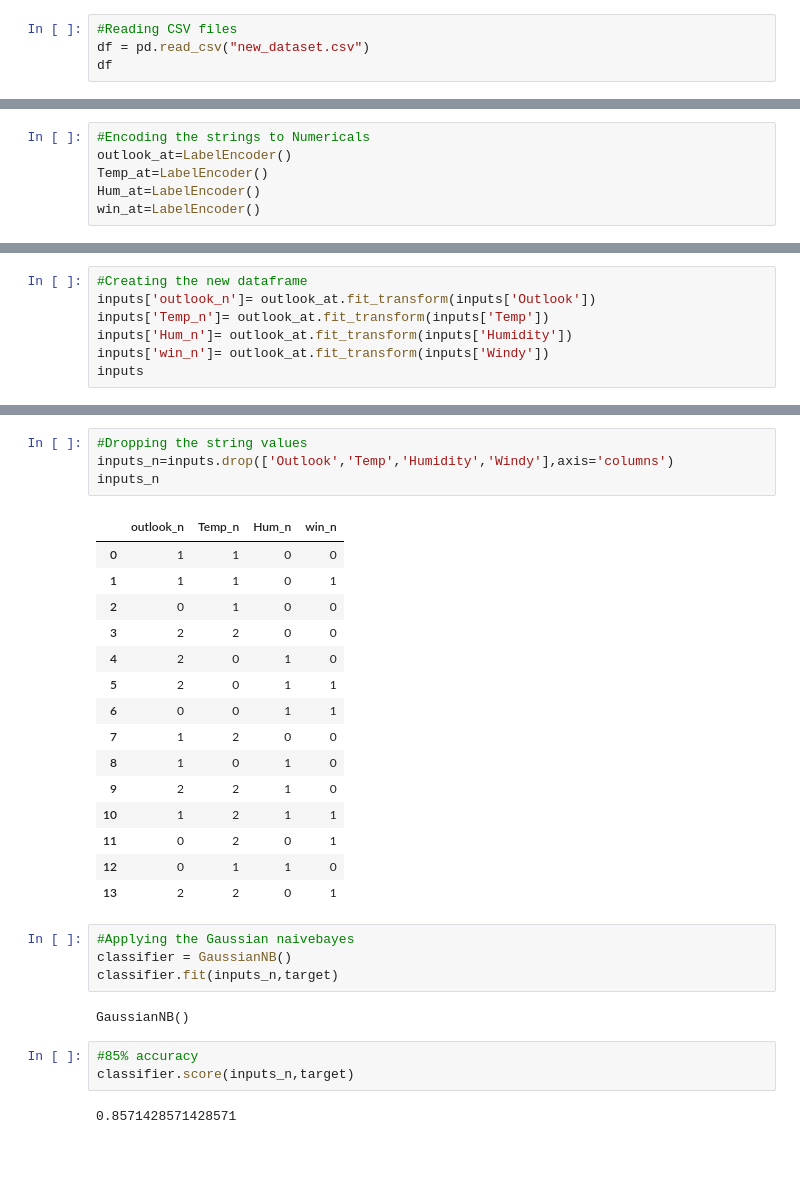
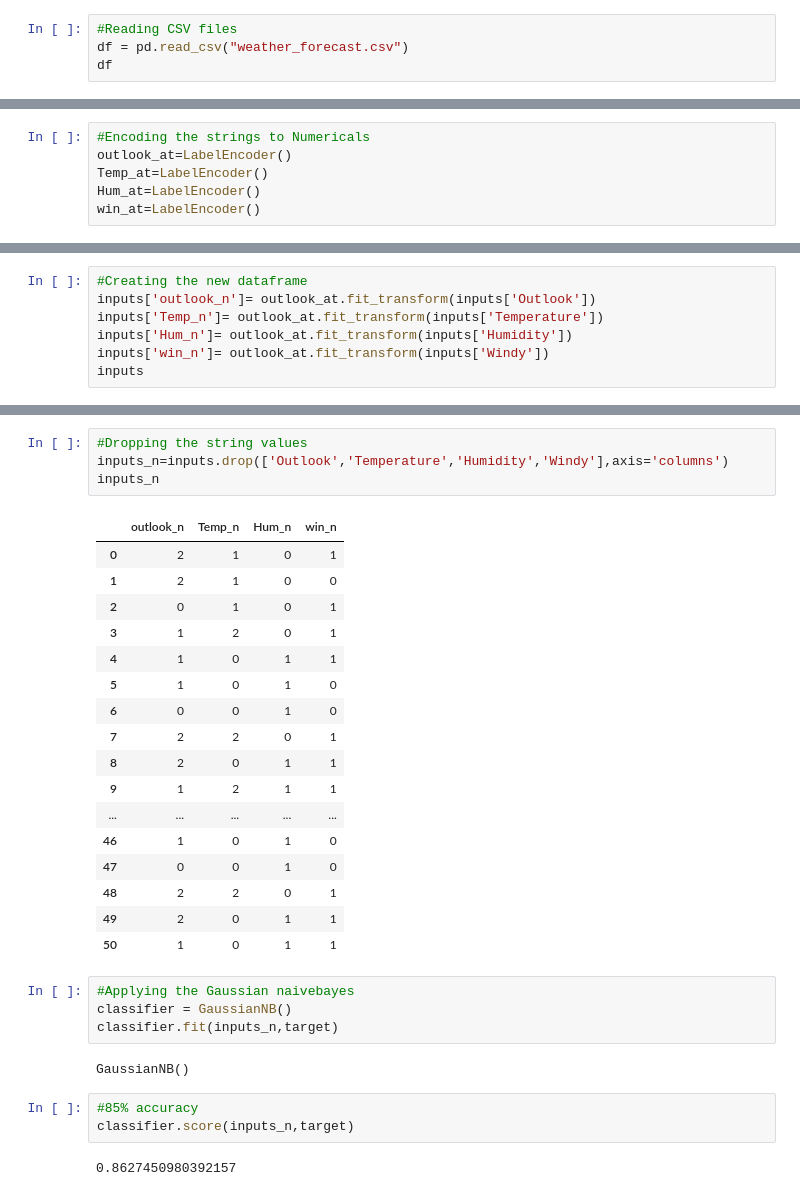
Before and after one commit to Debjit0/weather-ml, a Jupyter notebook: Weather prediction (NaiveBayes algorithm ) (1).ipynb, the cells around one changed output, grey strips where cells are left out. Drawn from its saved outputs; the diff is of its cells as text; blank space fills up the shorter version.

```diff
--- a/Weather prediction (NaiveBayes algorithm ) (1).ipynb
+++ b/Weather prediction (NaiveBayes algorithm ) (1).ipynb
@@ -27,6 +29,6 @@ from sklearn.preprocessing import LabelEncoder
 from sklearn.naive_bayes import GaussianNB
 # %%
 #Reading CSV files
-df = pd.read_csv("new_dataset.csv")
+df = pd.read_csv("weather_forecast.csv")
 df
 # %% [output]
@@ -75,7 +81,7 @@ Name: Play, dtype: object
 # %%
 #Creating the new dataframe
 inputs['outlook_n']= outlook_at.fit_transform(inputs['Outlook'])
-inputs['Temp_n']= outlook_at.fit_transform(inputs['Temp'])
+inputs['Temp_n']= outlook_at.fit_transform(inputs['Temperature'])
 inputs['Hum_n']= outlook_at.fit_transform(inputs['Humidity'])
 inputs['win_n']= outlook_at.fit_transform(inputs['Windy'])
 inputs
@@ -98,23 +106,25 @@ inputs
 # %%
 #Dropping the string values
-inputs_n=inputs.drop(['Outlook','Temp','Humidity','Windy'],axis='columns')
+inputs_n=inputs.drop(['Outlook','Temperature','Humidity','Windy'],axis='columns')
 inputs_n
 # %% [output]
 |  | outlook_n | Temp_n | Hum_n | win_n |
-| 0 | 1 | 1 | 0 | 0 |
-| 1 | 1 | 1 | 0 | 1 |
-| 2 | 0 | 1 | 0 | 0 |
-| 3 | 2 | 2 | 0 | 0 |
-| 4 | 2 | 0 | 1 | 0 |
-| 5 | 2 | 0 | 1 | 1 |
-| 6 | 0 | 0 | 1 | 1 |
-| 7 | 1 | 2 | 0 | 0 |
-| 8 | 1 | 0 | 1 | 0 |
-| 9 | 2 | 2 | 1 | 0 |
-| 10 | 1 | 2 | 1 | 1 |
-| 11 | 0 | 2 | 0 | 1 |
-| 12 | 0 | 1 | 1 | 0 |
-| 13 | 2 | 2 | 0 | 1 |
+| 0 | 2 | 1 | 0 | 1 |
+| 1 | 2 | 1 | 0 | 0 |
+| 2 | 0 | 1 | 0 | 1 |
+| 3 | 1 | 2 | 0 | 1 |
+| 4 | 1 | 0 | 1 | 1 |
+| 5 | 1 | 0 | 1 | 0 |
+| 6 | 0 | 0 | 1 | 0 |
+| 7 | 2 | 2 | 0 | 1 |
+| 8 | 2 | 0 | 1 | 1 |
+| 9 | 1 | 2 | 1 | 1 |
+| ... | ... | ... | ... | ... |
+| 46 | 1 | 0 | 1 | 0 |
+| 47 | 0 | 0 | 1 | 0 |
+| 48 | 2 | 2 | 0 | 1 |
+| 49 | 2 | 0 | 1 | 1 |
+| 50 | 1 | 0 | 1 | 1 |
 # %%
 #Applying the Gaussian naivebayes
 classifier = GaussianNB()
@@ -125,6 +135,6 @@ GaussianNB()
 #85% accuracy
 classifier.score(inputs_n,target)
 # %% [output]
-0.8571428571428571
+0.8627450980392157
 # %%
 #Prediction
```
Also changed, not shown: parts of 5 cells of this notebook.
